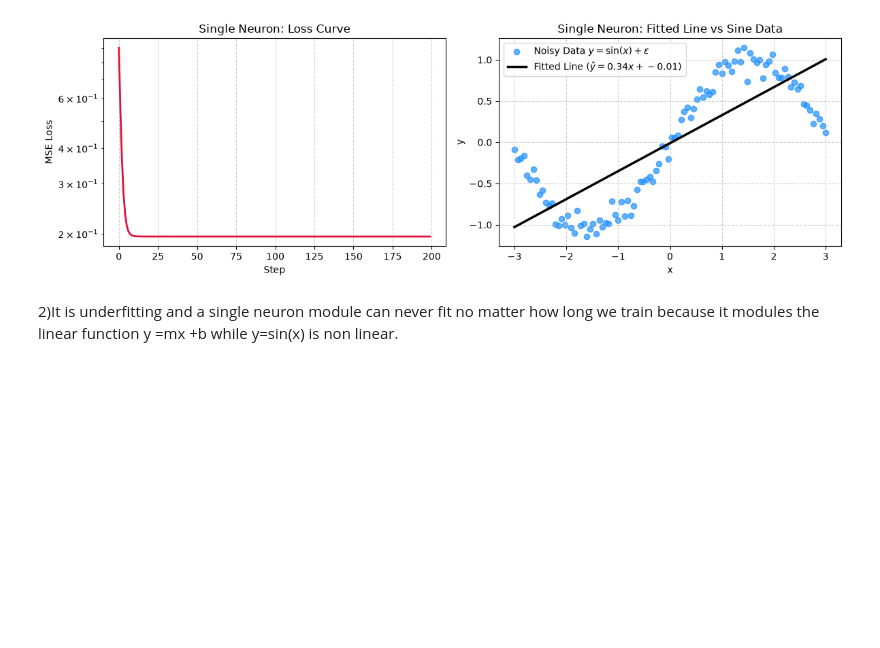
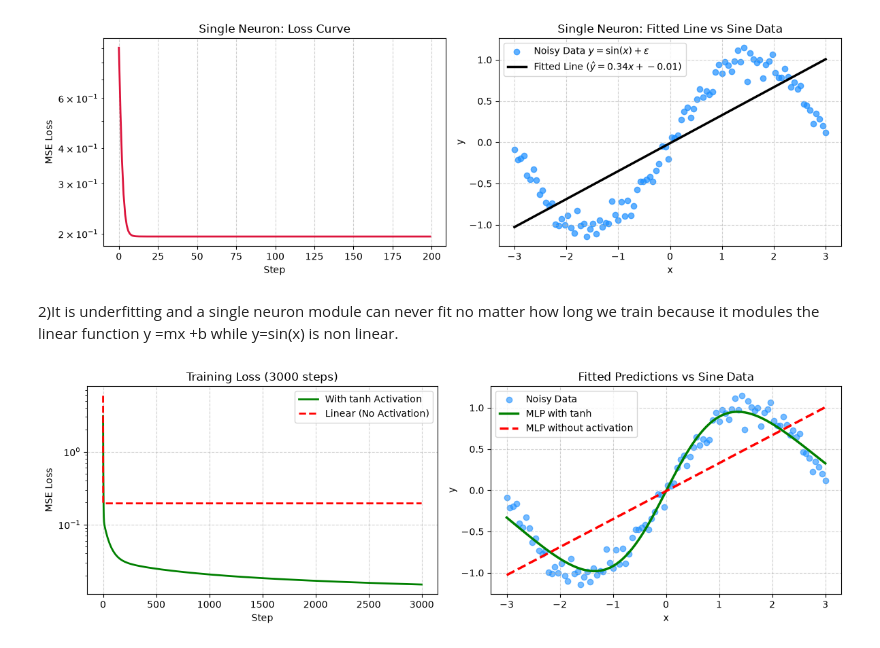
Before and after one commit to Williewise-Oppong/lab-3, a Jupyter notebook: lab_3.ipynb, the cells around one changed output. Cells and saved outputs as stored; diff of their text form; code cells hidden in the pictures; blank space fills up the shorter version.

Commit message:
Hidden layers and activations: why depth helps

```diff
--- a/lab_3.ipynb
+++ b/lab_3.ipynb
@@ -98,24 +98,120 @@ plt.show()
 # %%
 # TODO: Initialise parameters
 #   W1: shape (1, 8),  b1: shape (8,)
 #   W2: shape (8, 1),  b2: shape (1,)
 #   Small random values (e.g. np.random.randn(...) * 0.5)
 
 # TODO: Forward pass (keep the intermediate values — you need them for backprop):
 #   z1 = x @ W1 + b1        # pre-activation, shape (100, 8)
 #   h  = np.tanh(z1)        # activation
 #   y_hat = h @ W2 + b2     # output, shape (100, 1)
 #   loss  = np.mean((y_hat - y) ** 2)
 
 # TODO: Backward pass (the chain rule, layer by layer):
 #   d_yhat = 2 * (y_hat - y) / len(y)
 #   dW2 = h.T @ d_yhat ;  db2 = d_yhat.sum(axis=0)
 #   dh  = d_yhat @ W2.T
 #   dz1 = dh * (1 - np.tanh(z1) ** 2)     # derivative of tanh
 #   dW1 = x.T @ dz1 ;  db1 = dz1.sum(axis=0)
 
 # TODO: Update all parameters with learning rate lr, loop for ~3000 steps,
 #   record the loss.
 
 # TODO: Plot the loss curve AND the final fit over the data.
 #   Then re-run with the tanh REMOVED (h = z1). What happens to the fit?
+
+
+X_mat = x.reshape(-1, 1)  # (100, 1)
+Y_mat = y.reshape(-1, 1)  # (100, 1)
+
+np.random.seed(RANDOM_STATE)
+W1 = np.random.randn(1, 8) * 0.5
+b1 = np.zeros((1, 8))
+W2 = np.random.randn(8, 1) * 0.5
+b2 = np.zeros((1, 1))
+
+lr = 0.05
+steps = 3000
+losses_tanh = []
+
+for step in range(steps):
+    # Forward pass
+    z1 = X_mat @ W1 + b1
+    h = np.tanh(z1)
+    y_hat = h @ W2 + b2
+    loss = np.mean((y_hat - Y_mat) ** 2)
+    losses_tanh.append(loss)
+
+    # Backward pass
+    d_yhat = 2 * (y_hat - Y_mat) / len(X_mat)  # (100, 1)
+    dW2 = h.T @ d_yhat  # (8, 1)
+    db2 = d_yhat.sum(axis=0, keepdims=True)  # (1, 1)
+
+    dh = d_yhat @ W2.T  # (100, 8)
+    dz1 = dh * (1 - np.tanh(z1) ** 2)  # (100, 8)
+    dW1 = X_mat.T @ dz1  # (1, 8)
+    db1 = dz1.sum(axis=0, keepdims=True)  # (1, 8)
+
+    # Update parameters
+    W1 -= lr * dW1
+    b1 -= lr * db1
+    W2 -= lr * dW2
+    b2 -= lr * db2
+
+
+np.random.seed(RANDOM_STATE)
+W1_lin = np.random.randn(1, 8) * 0.5
+b1_lin = np.zeros((1, 8))
+W2_lin = np.random.randn(8, 1) * 0.5
+b2_lin = np.zeros((1, 1))
+
+losses_linear = []
+for step in range(steps):
+    z1 = X_mat @ W1_lin + b1_lin
+    h = z1  # Linear activation
+    y_hat_lin = h @ W2_lin + b2_lin
+    loss = np.mean((y_hat_lin - Y_mat) ** 2)
+    losses_linear.append(loss)
+
+    d_yhat = 2 * (y_hat_lin - Y_mat) / len(X_mat)
+    dW2_lin = h.T @ d_yhat
+    db2_lin = d_yhat.sum(axis=0, keepdims=True)
+    dh = d_yhat @ W2_lin.T
+    dz1 = dh  # derivative of identity is 1
+    dW1_lin = X_mat.T @ dz1
+    db1_lin = dz1.sum(axis=0, keepdims=True)
+
+    W1_lin -= lr * dW1_lin
+    b1_lin -= lr * db1_lin
+    W2_lin -= lr * dW2_lin
+    b2_lin -= lr * db2_lin
+
+# Plotting results
+fig, axes = plt.subplots(1, 2, figsize=(12, 4))
+
+axes[0].plot(losses_tanh, label="With tanh Activation", color="green", lw=2)
+axes[0].plot(
+    losses_linear, label="Linear (No Activation)", color="red", linestyle="--", lw=2
+)
+axes[0].set_title("Training Loss (3000 steps)")
+axes[0].set_xlabel("Step")
+axes[0].set_ylabel("MSE Loss")
+axes[0].set_yscale("log")
+axes[0].legend()
+axes[0].grid(True, linestyle="--", alpha=0.6)
+
+axes[1].scatter(x, y, alpha=0.6, label="Noisy Data", color="dodgerblue")
+axes[1].plot(x, y_hat, color="green", lw=2.5, label="MLP with tanh")
+axes[1].plot(
+    x, y_hat_lin, color="red", linestyle="--", lw=2.5, label="MLP without activation"
+)
+axes[1].set_title("Fitted Predictions vs Sine Data")
+axes[1].set_xlabel("x")
+axes[1].set_ylabel("y")
+axes[1].legend()
+axes[1].grid(True, linestyle="--", alpha=0.6)
+
+plt.tight_layout()
+plt.show()
+# %% [output]
+[figure, added]
```
Also changed, not shown: parts of 1 cell of this notebook.
